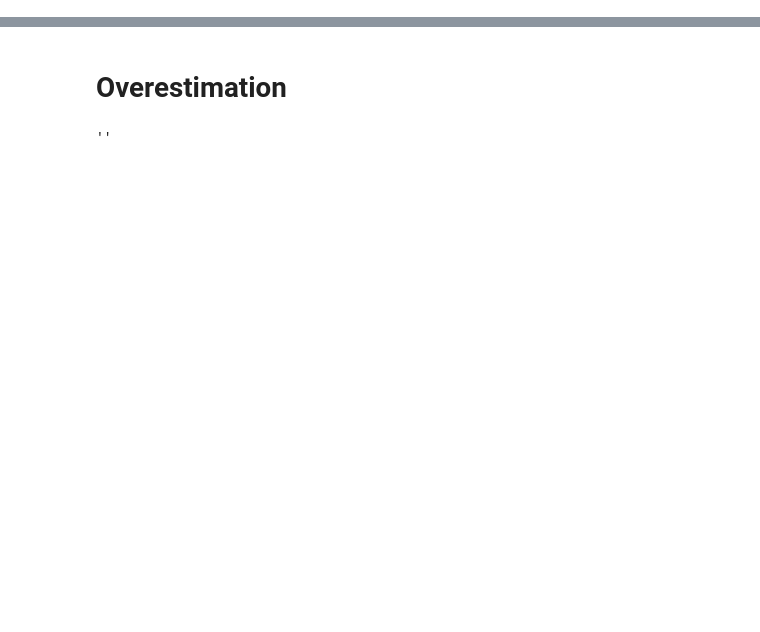
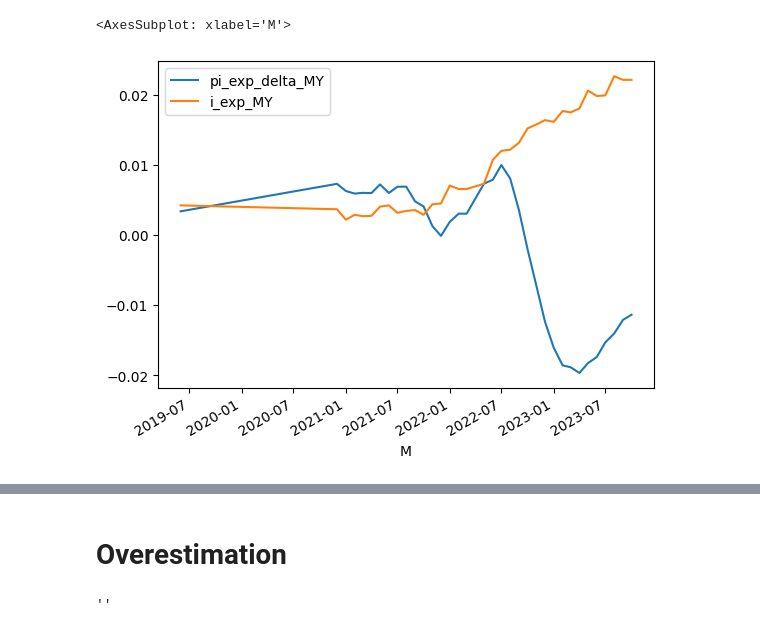
Before and after one commit to lukasgrahl/memoire2, a Jupyter notebook: notebooks/02-hhp.ipynb, the cells around one changed output, grey strips where cells are left out. Drawn from its saved outputs; the diff is of its cells as text; code cells hidden in the pictures; blank space fills up the shorter version.

```diff
--- a/notebooks/02-hhp.ipynb
+++ b/notebooks/02-hhp.ipynb
@@ -24,4 +26,9 @@ df = pd_join_dfs(
     ],
     index_name='date_recorded'
 )
+# %%
+pd_groupby(df, ['pi_exp_delta_MY', 'i_exp_MY'], 'M', 'last').dropna().plot()
+# %% [output]
+<AxesSubplot: xlabel='M'>
+[figure, added]
 # %%
```
Also changed, not shown: parts of 16 cells of this notebook, 7 other files.
